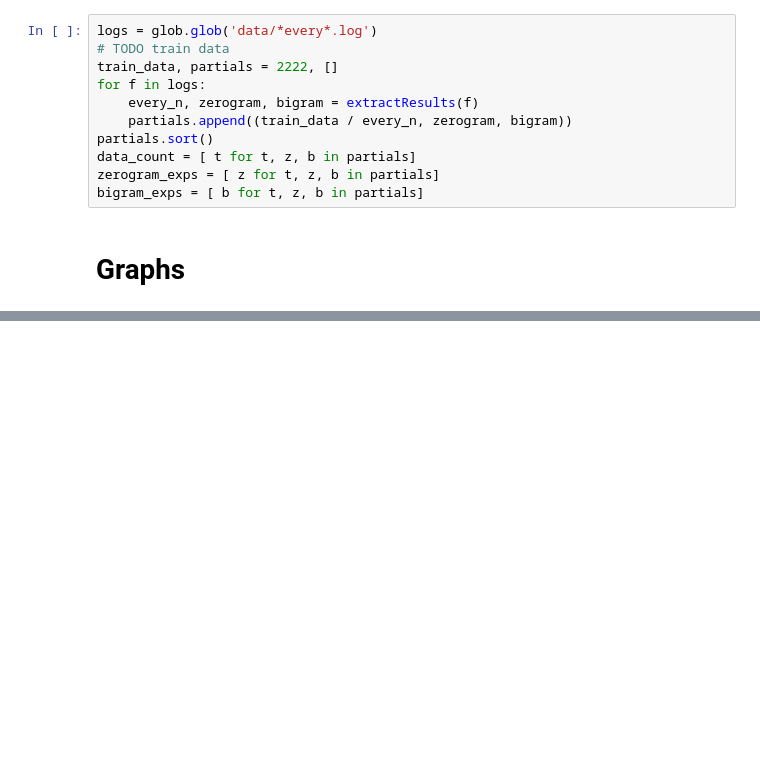
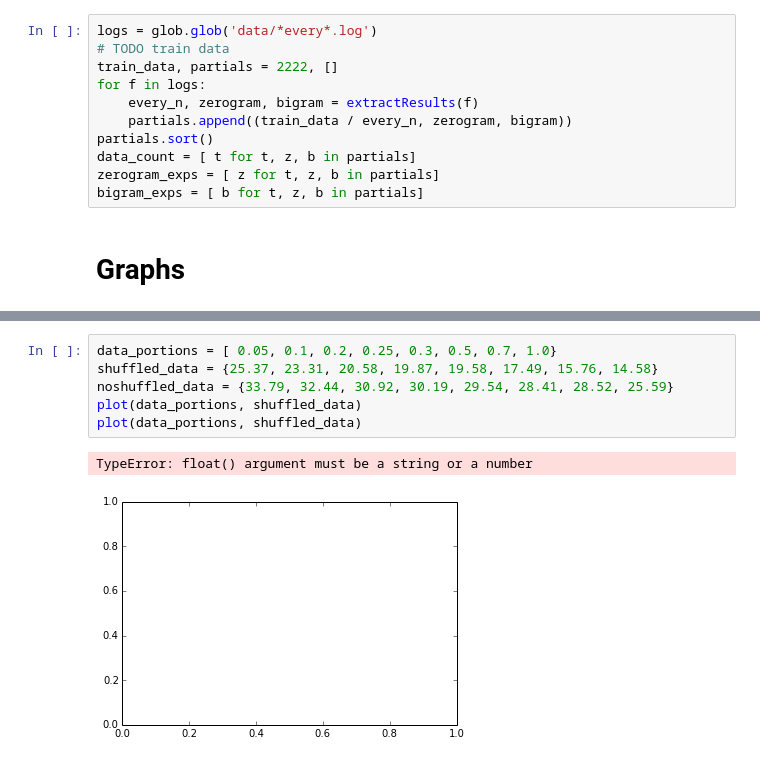
Before and after one commit to oplatek/pykaldi-partial-train-data, a Jupyter notebook: pykaldi-plot-partial.ipynb, the cells around one changed output, grey strips where cells are left out. Cells and saved outputs as stored; diff of their text form; blank space fills up the shorter version.

Commit message:
added OD kaldi data to ipynb

```diff
--- a/pykaldi-plot-partial.ipynb
+++ b/pykaldi-plot-partial.ipynb
@@ -73,0 +81,9 @@ todo x descriptions ['mono', 'tri1', 'tri2a', 'tri2b', 'tri2b_mmi', 'tri2b_mmi_b
+# %%
+data_portions = [ 0.05, 0.1, 0.2, 0.25, 0.3, 0.5, 0.7, 1.0}
+shuffled_data = {25.37, 23.31, 20.58, 19.87, 19.58, 17.49, 15.76, 14.58}
+noshuffled_data = {33.79, 32.44, 30.92, 30.19, 29.54, 28.41, 28.52, 25.59}
+plot(data_portions, shuffled_data)
+plot(data_portions, shuffled_data)
+# %% [output]
+TypeError: float() argument must be a string or a number
+[figure, added]
```
Also changed, not shown: parts of 3 cells of this notebook.
